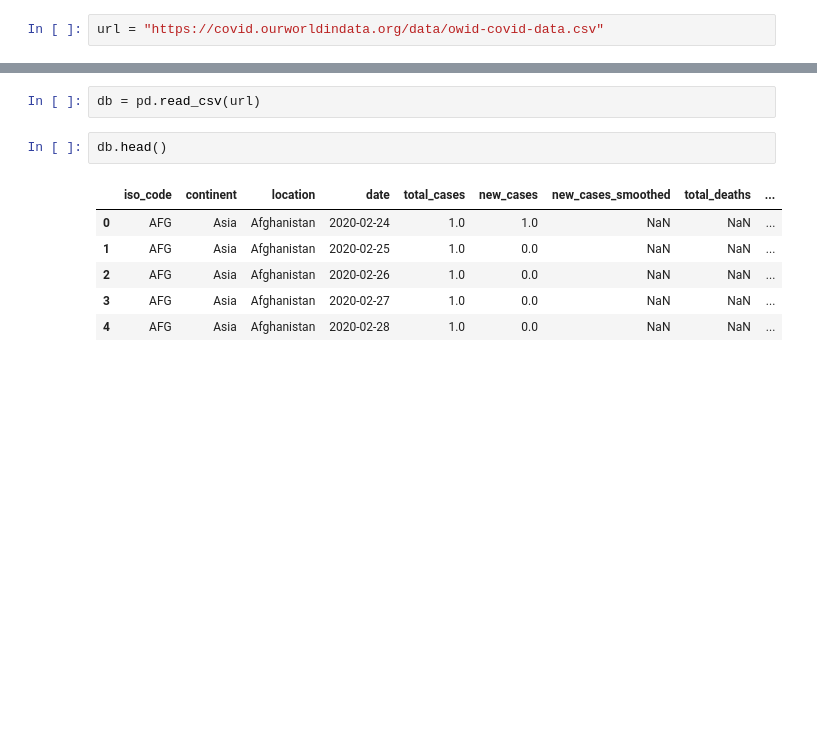
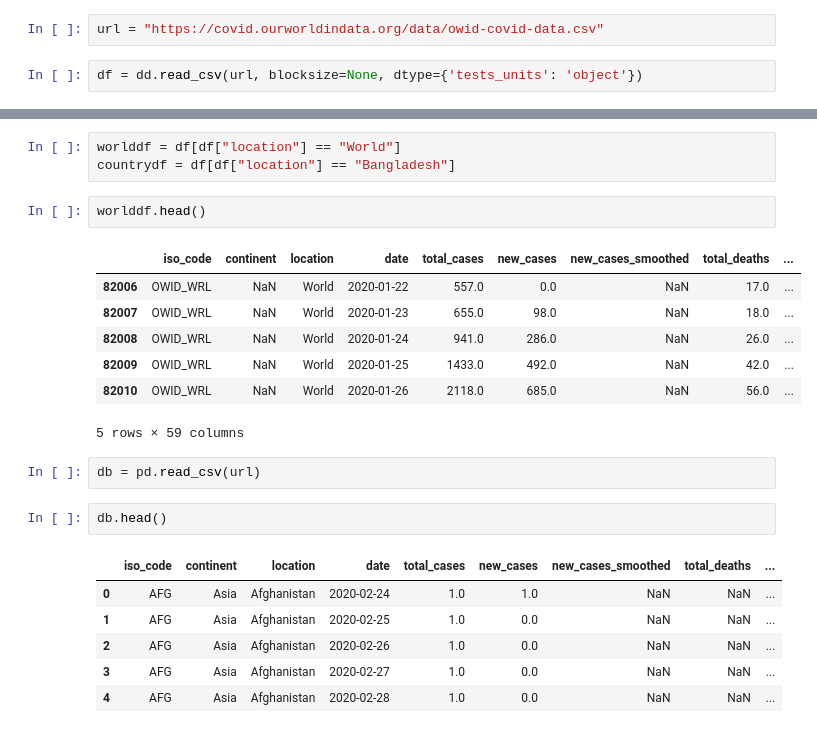
Before and after one commit to nhridoy/Covid19-Prediction, a Jupyter notebook: test.ipynb, the cells around one changed output, grey strips where cells are left out. Drawn from its saved outputs; the diff is of its cells as text; blank space fills up the shorter version.

```diff
--- a/test.ipynb
+++ b/test.ipynb
@@ -10,2 +11,4 @@ import plotly.graph_objects as go
 # %%
 url = "https://covid.ourworldindata.org/data/owid-covid-data.csv"
+# %%
+df = dd.read_csv(url, blocksize=None, dtype={'tests_units': 'object'})
@@ -12,3 +25,16 @@ url = "https://covid.ourworldindata.org/data/owid-covid-data.csv"
+# %%
+worlddf = df[df["location"] == "World"]
+countrydf = df[df["location"] == "Bangladesh"]
+# %%
+worlddf.head()
+# %% [output]
+|  | iso_code | continent | location | date | total_cases | new_cases | new_cases_smoothed | total_deaths | ... |
+| 82006 | OWID_WRL | NaN | World | 2020-01-22 | 557.0 | 0.0 | NaN | 17.0 | ... |
+| 82007 | OWID_WRL | NaN | World | 2020-01-23 | 655.0 | 98.0 | NaN | 18.0 | ... |
+| 82008 | OWID_WRL | NaN | World | 2020-01-24 | 941.0 | 286.0 | NaN | 26.0 | ... |
+| 82009 | OWID_WRL | NaN | World | 2020-01-25 | 1433.0 | 492.0 | NaN | 42.0 | ... |
+| 82010 | OWID_WRL | NaN | World | 2020-01-26 | 2118.0 | 685.0 | NaN | 56.0 | ... |
+5 rows × 59 columns
 # %%
 db = pd.read_csv(url)
 # %%
```
Also changed, not shown: parts of 2 cells of this notebook, 1 other file.
